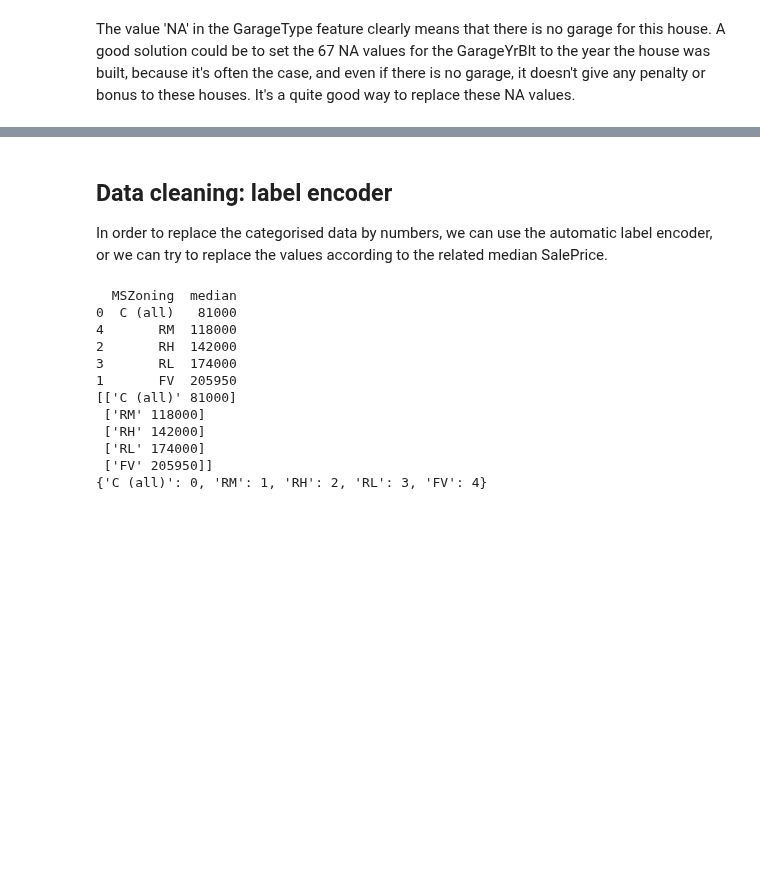
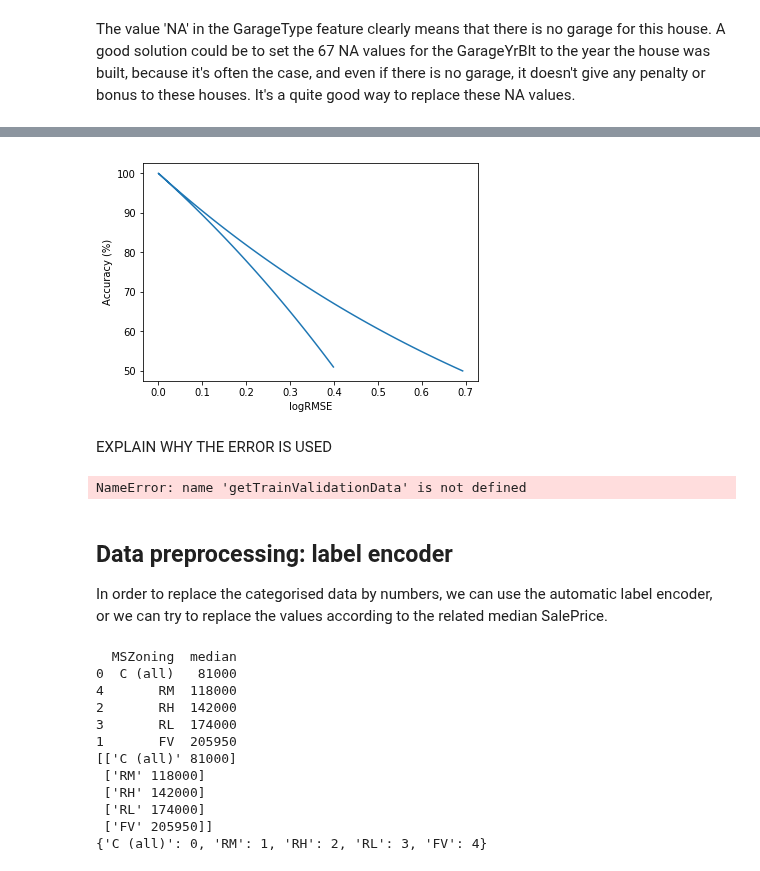
Before and after one commit to Gadiben/AML2018, a Jupyter notebook: Notebooks/challenges/Propre-DataStats.ipynb, the cells around one changed output, grey strips where cells are left out. Cells and saved outputs as stored; diff of their text form; code cells hidden in the pictures; blank space fills up the shorter version.

```diff
--- a/Notebooks/challenges/Propre-DataStats.ipynb
+++ b/Notebooks/challenges/Propre-DataStats.ipynb
@@ -611,5 +656,47 @@ TypeError: 'Series' objects are mutable, thus they cannot be hashed
+# %%
+def getLogRMSE(estimatedPrice,realPrice):
+    logRMSE = np.mean( (np.log(estimatedPrice) - np.log(realPrice))**2 )
+    return np.sqrt(logRMSE)
+# %%
+def getAccuracyPercents(estimatedPrice,realPrice):
+    return np.mean(np.array([1]*len(estimatedPrice)) - np.abs(estimatedPrice-realPrice)/realPrice) * 100
+# %%
+realPrice = 100
+estimatedPrices = range(50,150)
+logRMSEsVisualise = [getLogRMSE(np.array([estimatedPrice]),np.array([realPrice])) for estimatedPrice in estimatedPrices]
+accuracyPercentsVisualise = [getAccuracyPercents(np.array([estimatedPrice]),np.array([realPrice])) for estimatedPrice in estimatedPrices]
+
+plt.plot(logRMSEsVisualise, accuracyPercentsVisualise, '-')
+plt.xlabel('logRMSE'), plt.ylabel('Accuracy (%)')
+plt.show()
+# %% [output]
+[figure, added]
+# %% [markdown]
+EXPLAIN WHY THE ERROR IS USED
+# %%
+logRMSEsRand = []
+
+for i in range(10000):
+    #get validation and train data randomly
+    pdTrainData, pdValidationData = getTrainValidationData(pdAllData, ratioValidation=0.1)
+
+    #Get the mean and the standard deviation
+    meanLogSalePrice = np.log(pdTrainData.SalePrice).mean()
+    stdLogSalePrice = np.log(pdTrainData.SalePrice).std()
+
+    #Generate the log of prices randomly with a gaussian approximation
+    randomLogSalePrices = np.random.normal(meanLogSalePrice, stdLogSalePrice, len(pdValidationData))
+    randomSalePrices = np.exp(randomLogSalePrices)
+    pdRandomSalePrices = pd.Series(randomSalePrices)
+
+    #retrieve the error logRMSE
+    logRMSEsRand.append(getLogRMSE(pdRandomSalePrices, pdValidationData.SalePrice))
+
+print("Mean of LogRMSEs of a totally random model:", np.mean(logRMSEs))
+# %% [output]
+NameError: name 'getTrainValidationData' is not defined
 # %% [markdown]
-## Data cleaning: label encoder
+## Data preprocessing: label encoder
 
 In order to replace the categorised data by numbers, we can use the automatic label encoder, or we can try to replace the values according to the related median SalePrice.
 # %%
```
Also changed, not shown: parts of 19 cells of this notebook.
